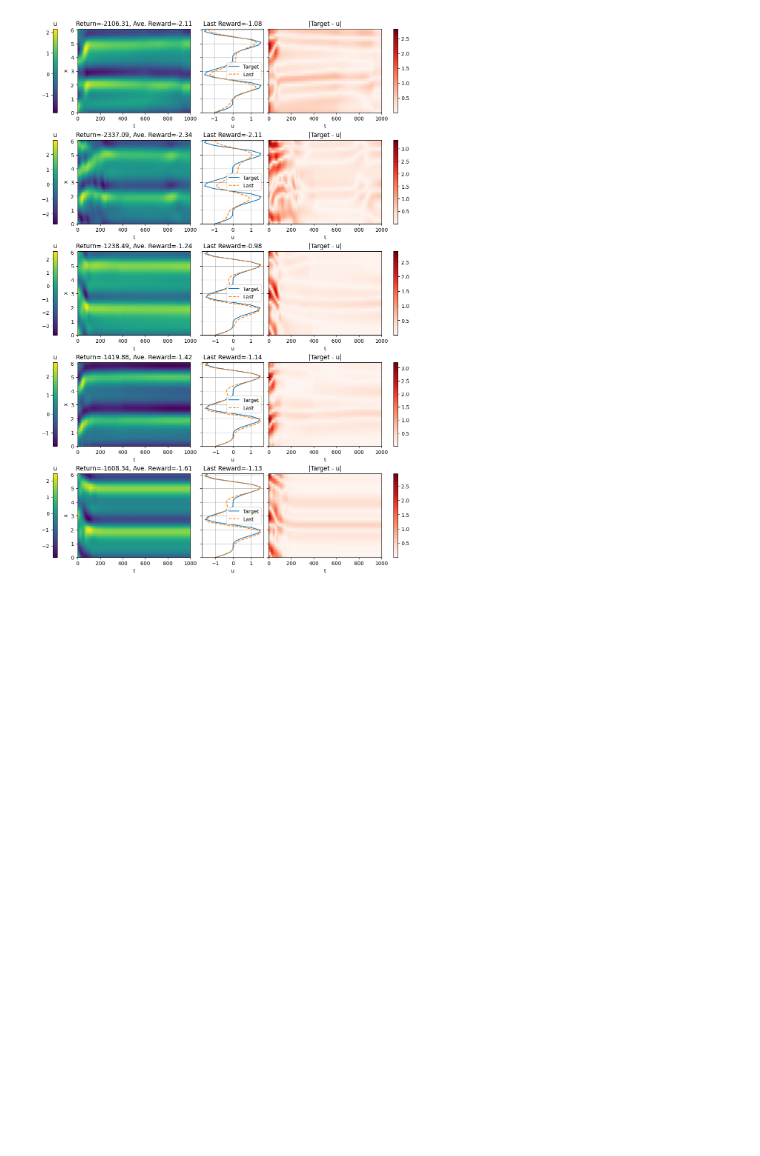
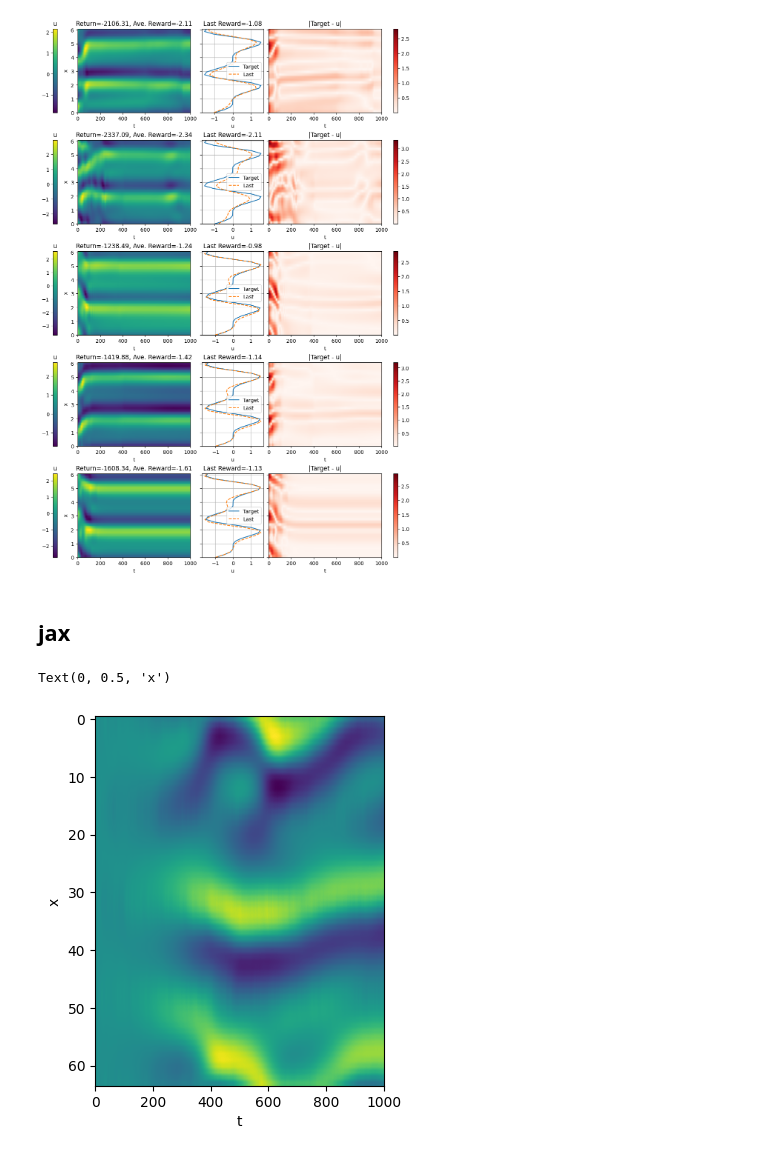
Before and after one commit to MagriLab/DA-RL, a Jupyter notebook: ks_experiment.ipynb, the cells around one changed output. Cells and saved outputs as stored; diff of their text form; code cells hidden in the pictures; blank space fills up the shorter version.

```diff
--- a/ks_experiment.ipynb
+++ b/ks_experiment.ipynb
@@ -14,7 +14,7 @@ env = KSenv(nu=0.08,
             actuator_locs=actuator_locs,
             sensor_locs=sensor_locs,
             burn_in=0,
-            target='e3')
+            target='e0')
 # %%
 N_t = 1000
 
@@ -584,3 +584,5 @@ fig = evaluate_KS_for_plotting(eval_env, agent.actor, params, eval_episodes=5)
 plt.show()
 # %% [output]
 [figure]
+# %% [markdown]
+## jax
@@ -586,0 +626,38 @@ plt.show()
+# %%
+N_t = 1000
+
+obs, _ = env.reset()
+state0 = env.u
+state_arr1 = state0
+
+state2 = jnp.array(state0)
+state_arr2 = state2
+
+for i in range(N_t):
+    action = env.action_space.sample() # random sampling
+    # action = np.zeros(env.action_size) # no actuation
+
+    obs1, reward1, terminated1, truncated1, _ = env.step(action)
+    state1 = env.u
+    state_arr1 = np.vstack((state_arr1,state1)) # save state
+
+key = jax.random.PRNGKey(0)
+key, subkey = jax.random.split(key)
+state2, obs2, _ = reset_fun(key=key)
+
+def body_fun(carry, _):
+    state, key = carry
+    action = sample_action_fun(key)
+    key, subkey = jax.random.split(key)
+    state, obs, reward, terminated, truncated, _ = step_fun(state, action)
+    return (state, subkey), state
+
+_, state_arr2 = jax.lax.scan(body_fun,(state2, subkey), np.arange(N_t))
+# %%
+plt.figure()
+plt.imshow(state_arr1.T, aspect=20)
+plt.xlabel('t')
+plt.ylabel('x')
+# %% [output]
+Text(0, 0.5, 'x')
+[figure, added]
```
Also changed, not shown: parts of 3 cells of this notebook, 2 other files.
